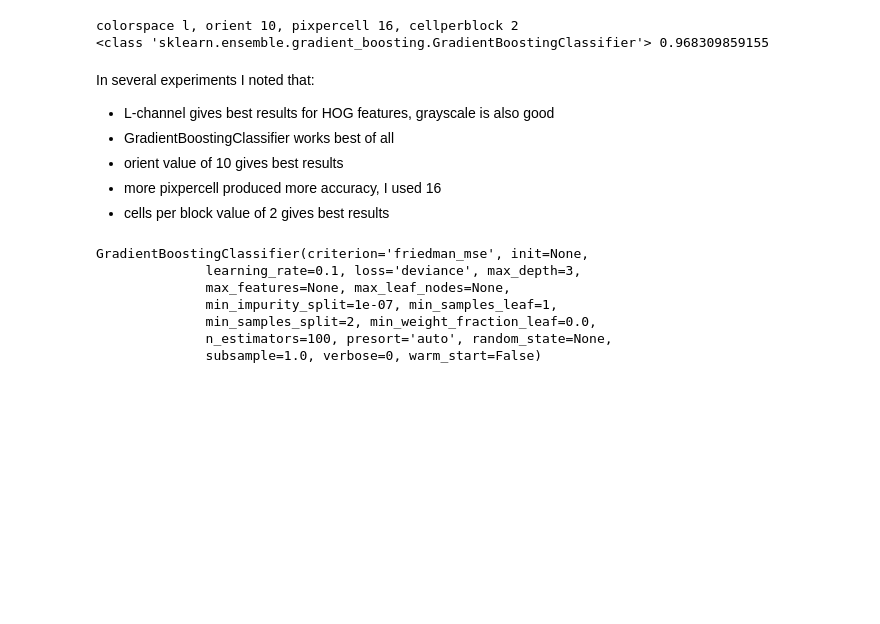
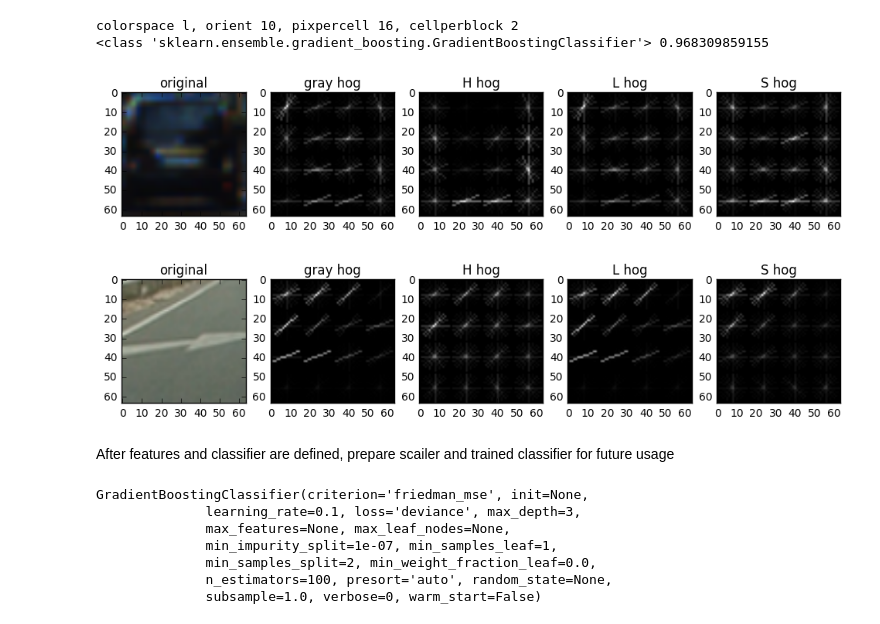
Before and after one commit to budmitr/CarND-Vehicle-Detection, a Jupyter notebook: cv_project.ipynb, the cells around one changed output. Drawn from its saved outputs; the diff is of its cells as text; code cells hidden in the pictures; blank space fills up the shorter version.

```diff
--- a/cv_project.ipynb
+++ b/cv_project.ipynb
@@ -175,11 +194,4 @@ for colorspace in ['l']: # ['gray', 'h', 'l', 's']:
 # %% [output]
 colorspace l, orient 10, pixpercell 16, cellperblock 2
 <class 'sklearn.ensemble.gradient_boosting.GradientBoostingClassifier'> 0.968309859155
-# %% [markdown]
-In several experiments I noted that:
-* L-channel gives best results for HOG features, grayscale is also good
-* GradientBoostingClassifier works best of all
-* orient value of 10 gives best results
-* more pixpercell produced more accuracy, I used 16
-* cells per block value of 2 gives best results
 # %%
@@ -187,6 +200,14 @@ HOG_ORIENT = 10
 HOG_PPC = 16
 HOG_CPB = 2
 HOG_SIZE = 360
+# %%
+draw_hog_examples(mpimg.imread(images_vehicle[0]), HOG_ORIENT, HOG_PPC, HOG_CPB)
+draw_hog_examples(mpimg.imread(images_nonvehicle[0]), HOG_ORIENT, HOG_PPC, HOG_CPB)
+# %% [output]
+[figure, added]
+[figure, added]
+# %% [markdown]
+After features and classifier are defined, prepare scailer and trained classifier for future usage
 # %%
 X_train = get_hog_data(X_TRAIN, 'l', HOG_ORIENT, HOG_PPC, HOG_CPB, HOG_SIZE)
 X_scaler = StandardScaler().fit(X_train)
```
Also changed, not shown: parts of 29 cells of this notebook.
